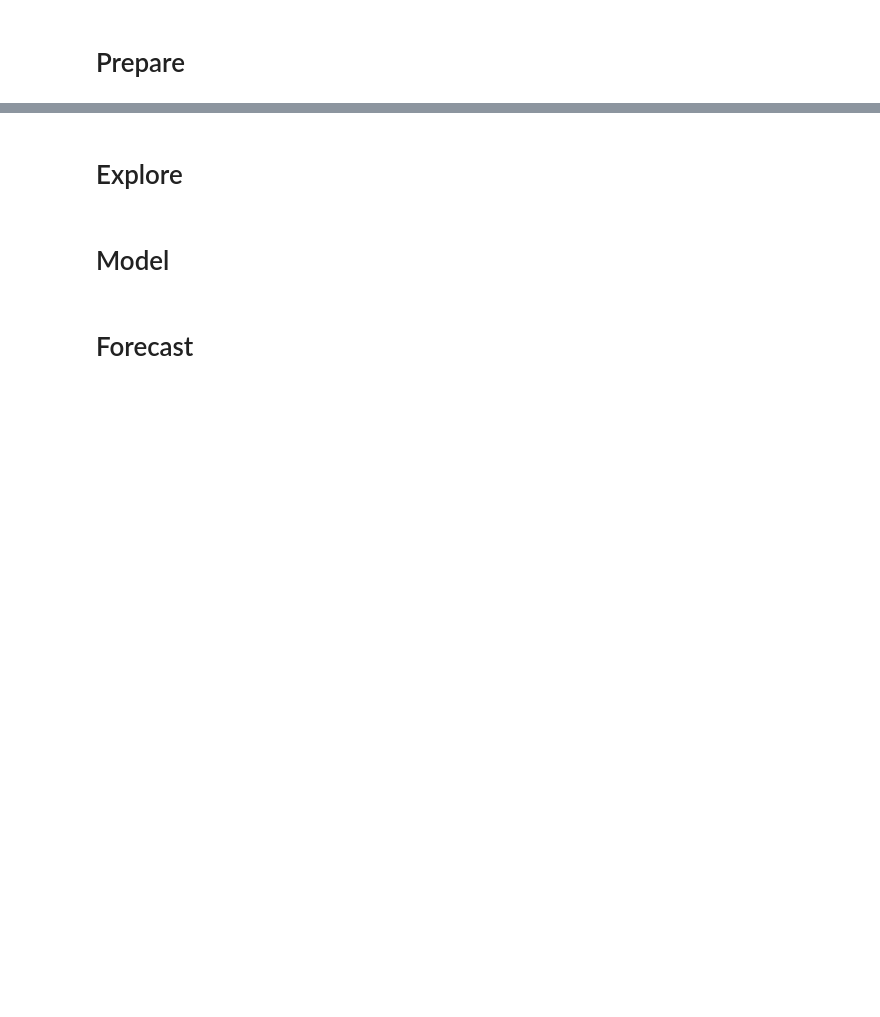
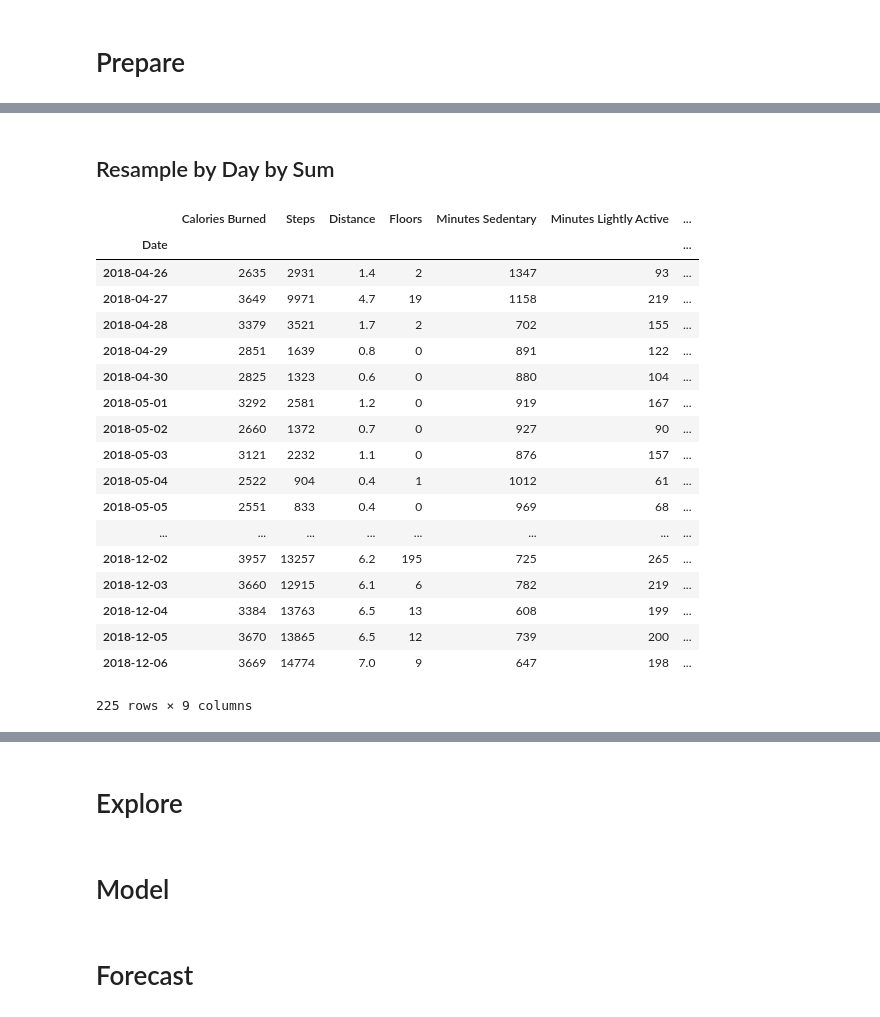
Before and after one commit to U-Gotta-Have-Faith/time_series, a Jupyter notebook: faith_acquire.ipynb, the cells around one changed output, grey strips where cells are left out. Cells and saved outputs as stored; diff of their text form; code cells hidden in the pictures; blank space fills up the shorter version.

```diff
--- a/faith_acquire.ipynb
+++ b/faith_acquire.ipynb
@@ -13,0 +18,2 @@ import numpy as np
+# %%
+df = pd.read_csv('fitbit_master.csv', index_col='Date', parse_dates=True)
@@ -15,0 +43,24 @@ import numpy as np
+# %% [markdown]
+## Resample by Day by Sum
+# %%
+df.resample('D').sum()
+# %% [output]
+|  | Calories Burned | Steps | Distance | Floors | Minutes Sedentary | Minutes Lightly Active | ... |
+| Date |  |  |  |  |  |  | ... |
+| 2018-04-26 | 2635 | 2931 | 1.4 | 2 | 1347 | 93 | ... |
+| 2018-04-27 | 3649 | 9971 | 4.7 | 19 | 1158 | 219 | ... |
+| 2018-04-28 | 3379 | 3521 | 1.7 | 2 | 702 | 155 | ... |
+| 2018-04-29 | 2851 | 1639 | 0.8 | 0 | 891 | 122 | ... |
+| 2018-04-30 | 2825 | 1323 | 0.6 | 0 | 880 | 104 | ... |
+| 2018-05-01 | 3292 | 2581 | 1.2 | 0 | 919 | 167 | ... |
+| 2018-05-02 | 2660 | 1372 | 0.7 | 0 | 927 | 90 | ... |
+| 2018-05-03 | 3121 | 2232 | 1.1 | 0 | 876 | 157 | ... |
+| 2018-05-04 | 2522 | 904 | 0.4 | 1 | 1012 | 61 | ... |
+| 2018-05-05 | 2551 | 833 | 0.4 | 0 | 969 | 68 | ... |
+| ... | ... | ... | ... | ... | ... | ... | ... |
+| 2018-12-02 | 3957 | 13257 | 6.2 | 195 | 725 | 265 | ... |
+| 2018-12-03 | 3660 | 12915 | 6.1 | 6 | 782 | 219 | ... |
+| 2018-12-04 | 3384 | 13763 | 6.5 | 13 | 608 | 199 | ... |
+| 2018-12-05 | 3670 | 13865 | 6.5 | 12 | 739 | 200 | ... |
+| 2018-12-06 | 3669 | 14774 | 7.0 | 9 | 647 | 198 | ... |
+225 rows × 9 columns
```
Also changed, not shown: parts of 11 cells of this notebook.
